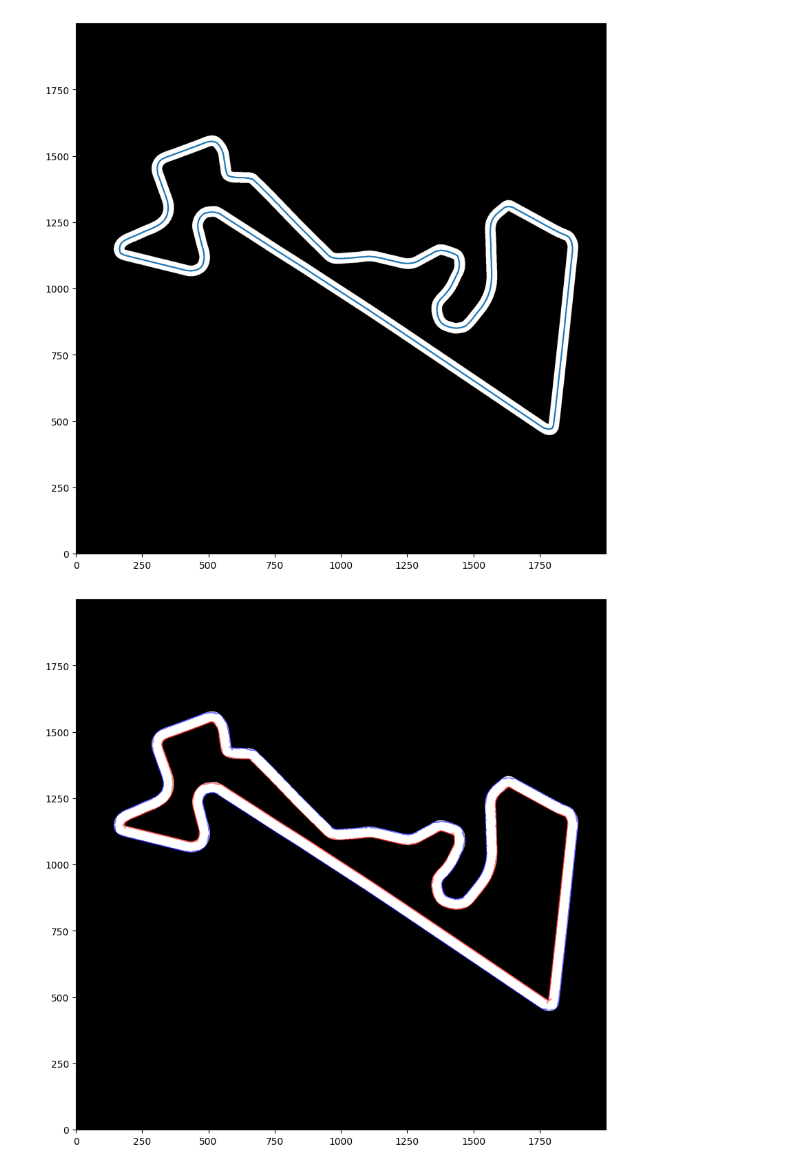
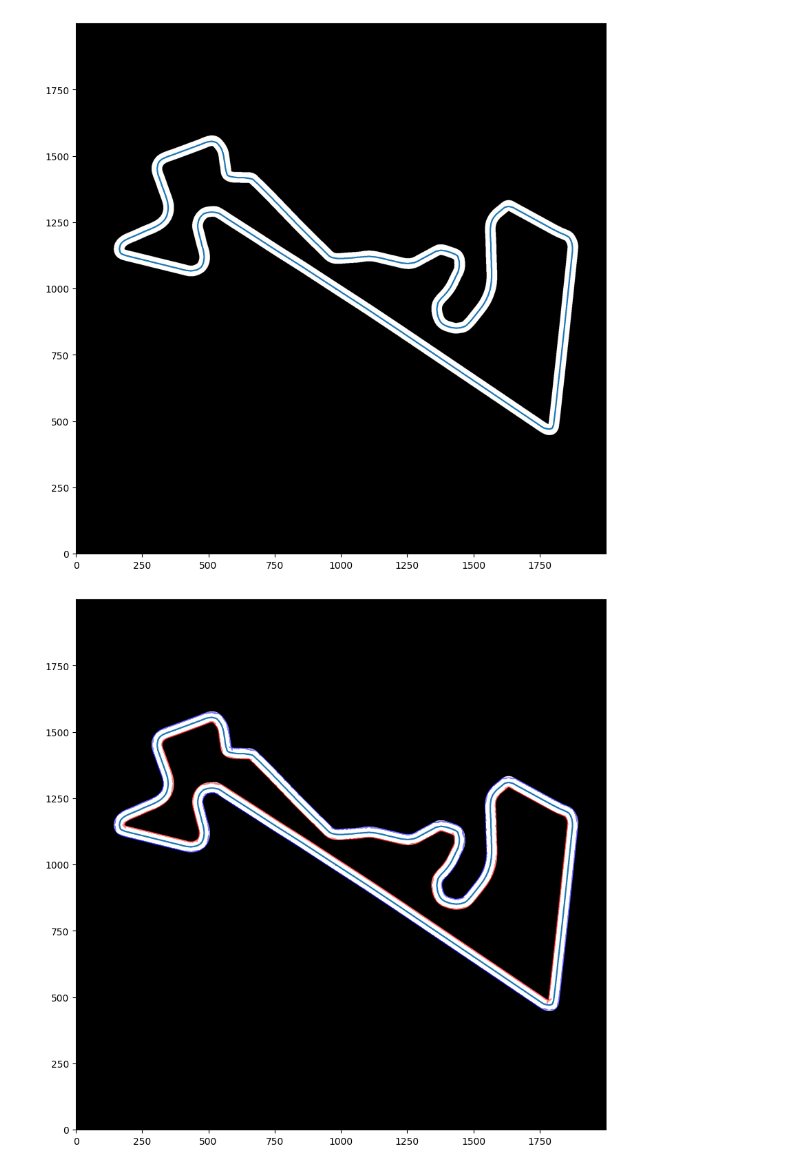
Before and after one commit to WVU-F1Tenth/Raceline-Optimization, a Jupyter notebook: sanity_check.ipynb, the cells around one changed output. Saved outputs shown, nothing was run; the diff lists cells and outputs as text; code cells hidden in the pictures.

```diff
--- a/sanity_check.ipynb
+++ b/sanity_check.ipynb
@@ -59,23 +59,24 @@ plt.plot(x,y)
 # %%
 # Compare track widths
 
 points = np.column_stack((x, y))
 n = len(points)
 points_closed = np.vstack((points[-1,:], points, points[0,:]))
 v = points_closed[2:] - points_closed[:-2]
 norms = np.linalg.norm(v, axis=1, keepdims=True)
 norms[norms == 0] = 1.0
 tangents = v / norms
 # Changes from row, col to x, y
 normals = np.column_stack((-tangents[:,1], tangents[:, 0]))
 left_boundary = points + normals * wl[:, None]
 right_boundary = points - normals * wr[:, None]
 
 plt.figure(figsize=(10,10))
 # plt.plot(x, y, '--')
 plt.plot(left_boundary[:,0], left_boundary[:,1], color='blue', linewidth=1, alpha=0.5)
 plt.plot(right_boundary[:,0], right_boundary[:,1], color='red', linewidth=1, alpha=0.5)
 plt.imshow(map_img, cmap="gray", origin="lower")
+plt.plot(x,y)
 plt.show()
 # %% [output]
-[figure, old version]
+[figure, new version]
```
Also changed, not shown: parts of 1 cell of this notebook, 2 other files.
